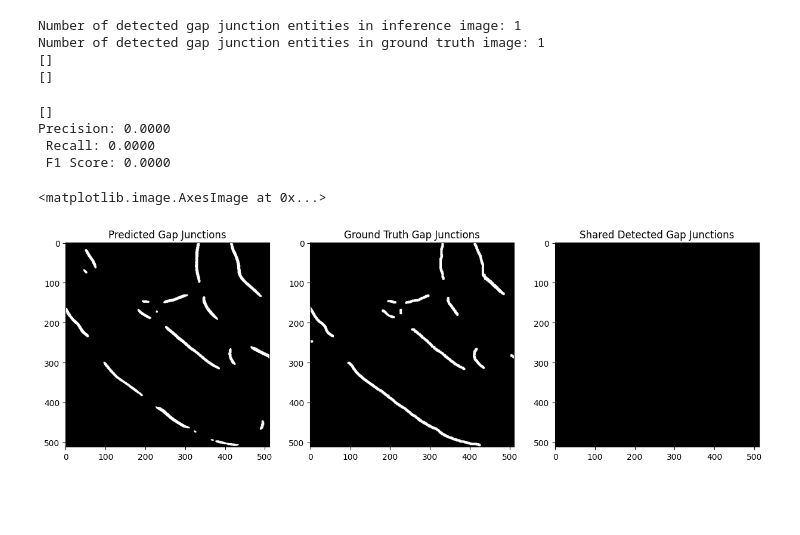
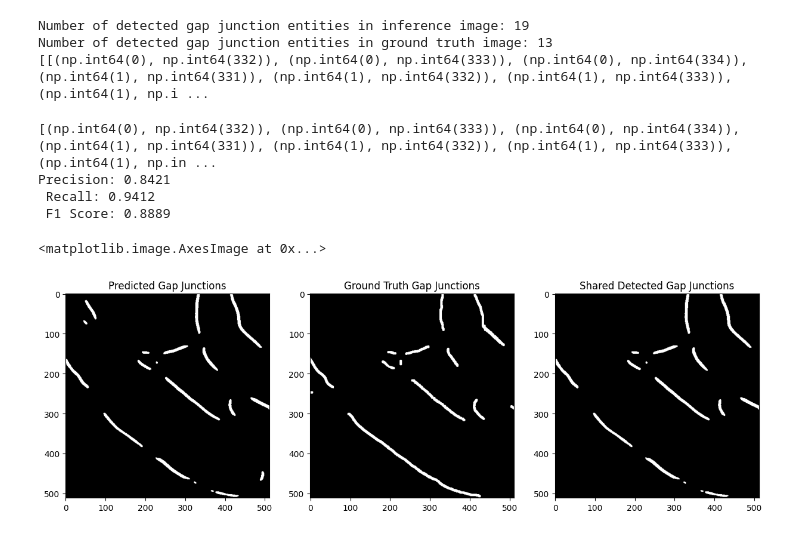
Before and after one commit to Tommytang111/gap-junction-segmentation, a Jupyter notebook: notebooks/entity_detection.ipynb, the cells around one changed output. Drawn from its saved outputs; the diff is of its cells as text; code cells hidden in the pictures; blank space fills up the shorter version.

Commit message:
working 2d entity matching

```diff
--- a/notebooks/entity_detection.ipynb
+++ b/notebooks/entity_detection.ipynb
@@ -52,49 +52,55 @@ model_path = "/Users/kirby/Desktop/GJ_models/best_models/unet_base_516imgs_sem_a
 if gj_img is None:
     raise ValueError("gj img dne")
 
+if gt_img is None:
+    raise ValueError("gj img dne")
+
 # Modify the single_image_inference function to include map_location
 pred_img = single_image_inference_kirpa(image=gj_img, model_path=model_path, model=model)
 
-pred_entities_positions, pred_num_entities =  GapJunctionEntityDetector.extract_entities_2d(entity_detector, img=pred_img)
-gt_entities_positions, gt_num_entities =  GapJunctionEntityDetector.extract_entities_2d(entity_detector, img=gt_img)
+pred_entities_positions, pred_num_entities =  GapJunctionEntityDetector2D.extract_entities_2d(entity_detector, img=pred_img)
+gt_entities_positions, gt_num_entities =  GapJunctionEntityDetector2D.extract_entities_2d(entity_detector, img=gt_img)
 
 print(f"Number of detected gap junction entities in inference image: {pred_num_entities}")
 print(f"Number of detected gap junction entities in ground truth image: {gt_num_entities}")
 
 print(pred_entities_positions)
-print(gt_entities_positions)
 # %% [output]
-Number of detected gap junction entities in inference image: 1
-Number of detected gap junction entities in ground truth image: 1
-[]
-[]
+Number of detected gap junction entities in inference image: 19
+Number of detected gap junction entities in ground truth image: 13
+[[(np.int64(0), np.int64(332)), (np.int64(0), np.int64(333)), (np.int64(0), np.int64(334)), (np.int64(1), np.int64(331)), (np.int64(1), np.int64(332)), (np.int64(1), np.int64(333)), (np.int64(1), np.i ...
 # %%
-shared_entities, metrics = GapJunctionEntityDetector.entity_metrics_2d(entity_detector, pred_img=pred_img, gt_img=gt_img)
-print(shared_entities)
+# Get the shared positions and metrics
+shared_positions, metrics = entity_detector.entity_metrics_2d(pred_img, gt_img)
+print(shared_positions)  # This will show the actual positions
 
+# Calculate metrics
 precision = metrics['precision']
 recall = metrics['recall']
 f1_score = metrics['f1_score']
 
 print(f"Precision: {precision:.4f}\n Recall: {recall:.4f}\n F1 Score: {f1_score:.4f}")
+
 # Visualize the results
 plt.figure(figsize=(15,5))
 plt.subplot(1,3,1)
 plt.title("Predicted Gap Junctions")
 plt.imshow(pred_img, cmap='gray')
 plt.subplot(1,3,2)
 plt.title("Ground Truth Gap Junctions")
 plt.imshow(gt_img, cmap='gray')
 plt.subplot(1,3,3)
 plt.title("Shared Detected Gap Junctions")
+
+# Create the shared image using the positions
 shared_img = np.zeros_like(pred_img)
-for pos in shared_entities:
+for pos in shared_positions:
     shared_img[pos[0], pos[1]] = 1
 plt.imshow(shared_img, cmap='gray')
 # %% [output]
-[]
-Precision: 0.0000
- Recall: 0.0000
- F1 Score: 0.0000
+[(np.int64(0), np.int64(332)), (np.int64(0), np.int64(333)), (np.int64(0), np.int64(334)), (np.int64(1), np.int64(331)), (np.int64(1), np.int64(332)), (np.int64(1), np.int64(333)), (np.int64(1), np.in ...
+Precision: 0.8421
+ Recall: 0.9412
+ F1 Score: 0.8889
 <matplotlib.image.AxesImage at 0x...>
-[figure, old version]
+[figure, new version]
```
Also changed, not shown: parts of 2 cells of this notebook, 5 other files.
